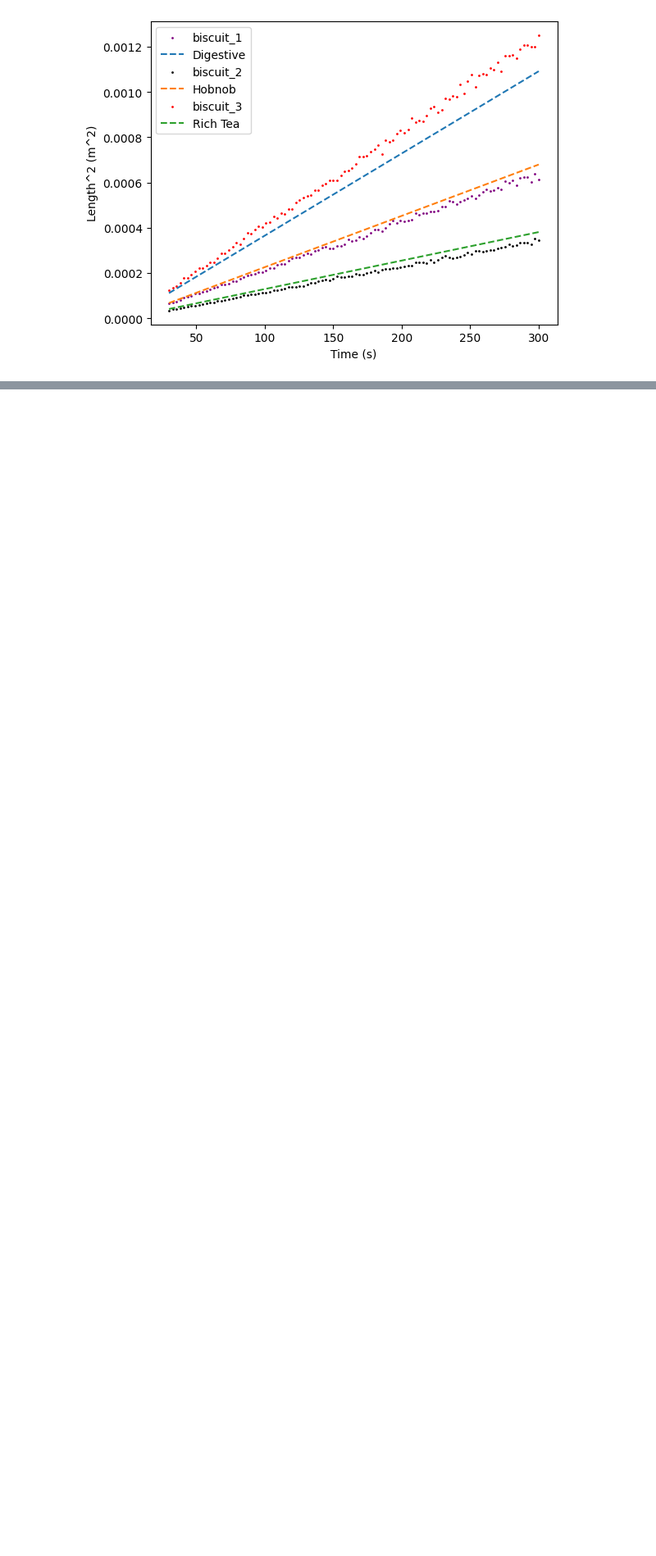
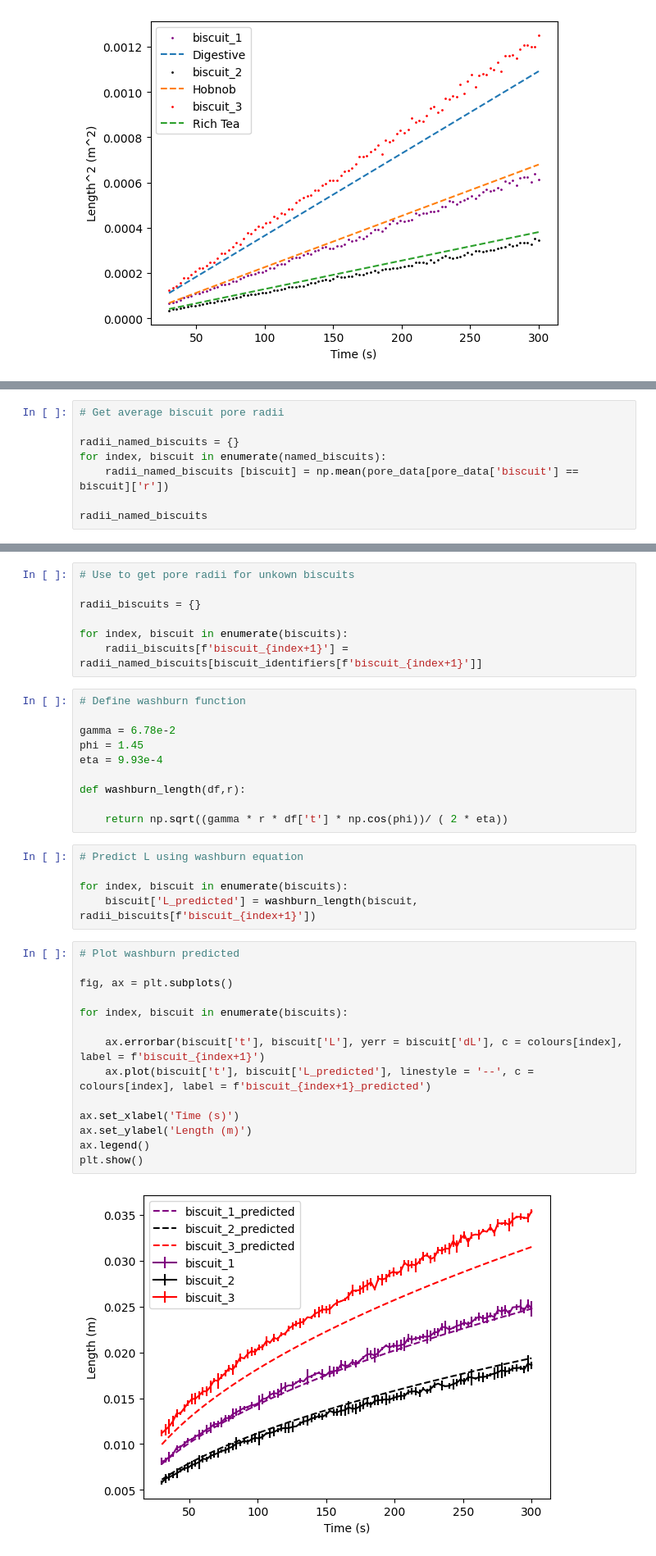
Before and after one commit to maximillian-dolan/ML_dunking, a Jupyter notebook: rate_analysis.ipynb, the cells around one changed output, grey strips where cells are left out. Shown: that part at 82% size. Cells and saved outputs as stored; diff of their text form; blank space fills up the shorter version.

Commit message:
compared predicted lengths

```diff
--- a/rate_analysis.ipynb
+++ b/rate_analysis.ipynb
@@ -162,0 +169,8 @@ plt.show()
+# %%
+# Get average biscuit pore radii
+
+radii_named_biscuits = {}
+for index, biscuit in enumerate(named_biscuits):
+    radii_named_biscuits [biscuit] = np.mean(pore_data[pore_data['biscuit'] == biscuit]['r'])
+
+radii_named_biscuits
@@ -162,0 +181,38 @@ plt.show()
+# %%
+# Use to get pore radii for unkown biscuits
+
+radii_biscuits = {}
+
+for index, biscuit in enumerate(biscuits):
+    radii_biscuits[f'biscuit_{index+1}'] = radii_named_biscuits[biscuit_identifiers[f'biscuit_{index+1}']]
+# %%
+# Define washburn function
+
+gamma = 6.78e-2
+phi = 1.45
+eta = 9.93e-4
+
+def washburn_length(df,r):
+
+    return np.sqrt((gamma * r * df['t'] * np.cos(phi))/ ( 2 * eta))
+# %%
+# Predict L using washburn equation
+
+for index, biscuit in enumerate(biscuits):
+    biscuit['L_predicted'] = washburn_length(biscuit, radii_biscuits[f'biscuit_{index+1}'])
+# %%
+# Plot washburn predicted
+
+fig, ax = plt.subplots()
+
+for index, biscuit in enumerate(biscuits):
+
+    ax.errorbar(biscuit['t'], biscuit['L'], yerr = biscuit['dL'], c = colours[index], label = f'biscuit_{index+1}')
+    ax.plot(biscuit['t'], biscuit['L_predicted'], linestyle = '--', c = colours[index], label = f'biscuit_{index+1}_predicted')
+
+ax.set_xlabel('Time (s)')
+ax.set_ylabel('Length (m)')
+ax.legend()
+plt.show()
+# %% [output]
+[figure, added]
```
Also changed, not shown: parts of 4 cells of this notebook.
